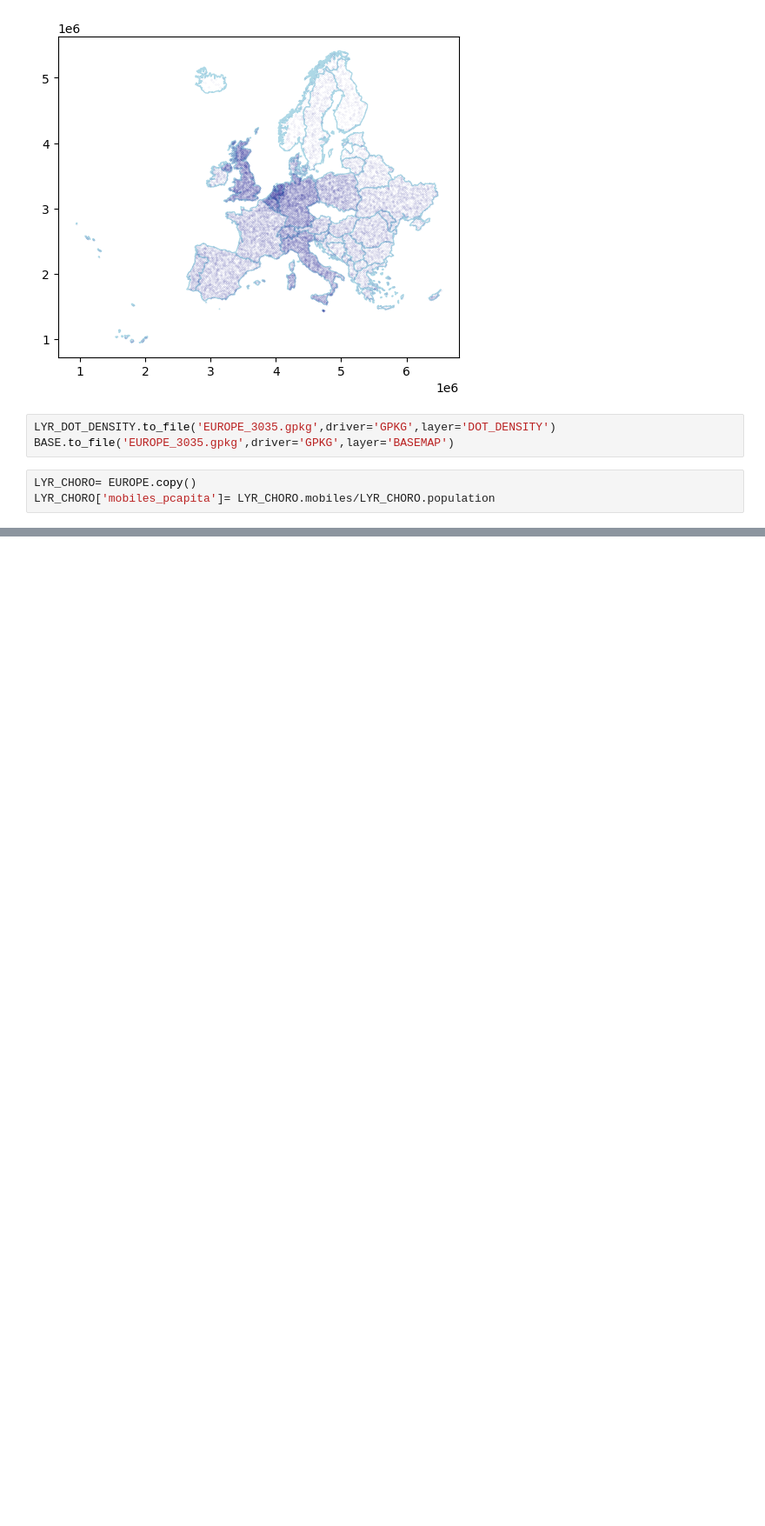
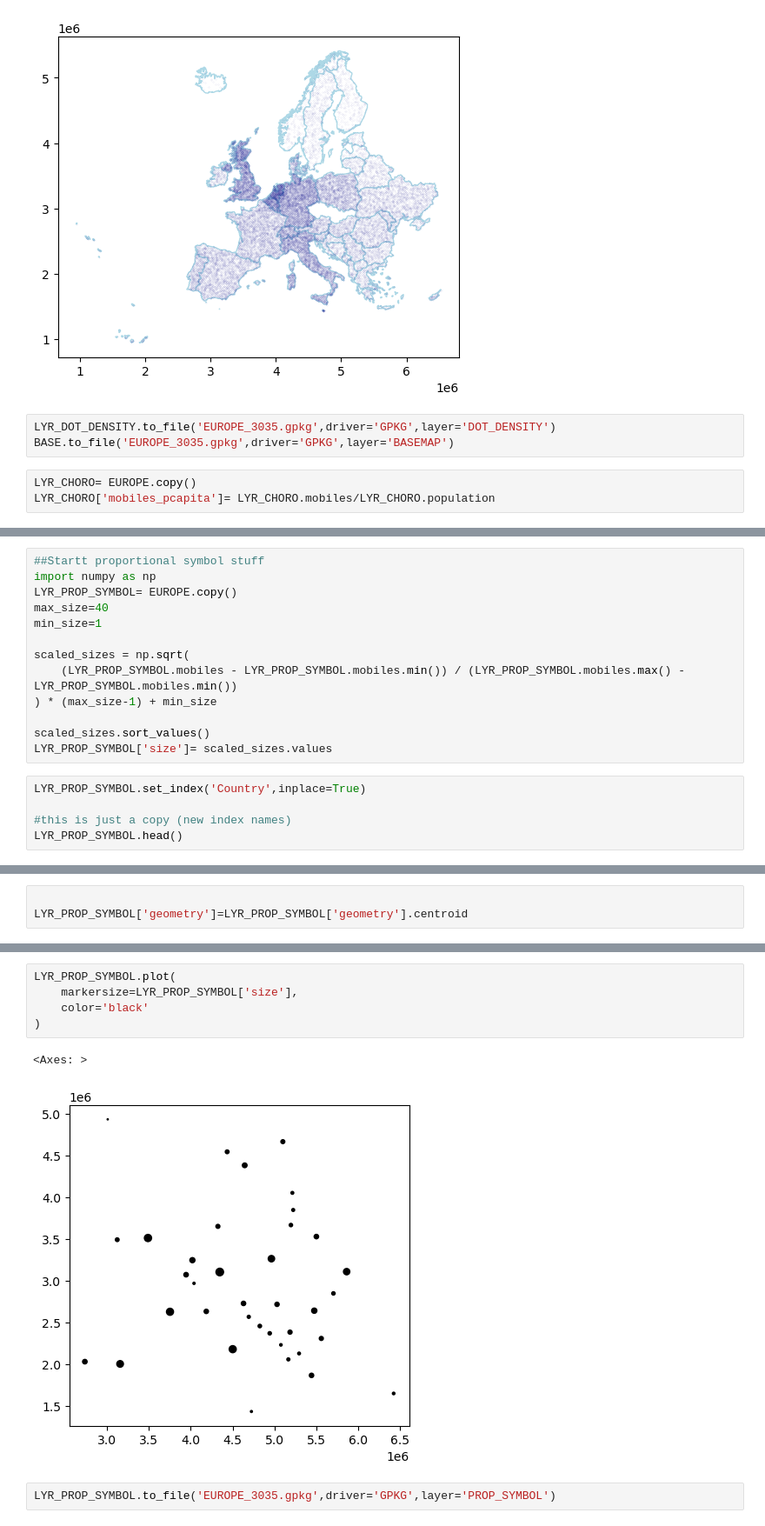
Before and after one commit to meade68/DACSS_603D_Week04_HW1, a Jupyter notebook: HOMEWORK1.ipynb, the cells around one changed output, grey strips where cells are left out. Shown at 87% size. Drawn from its saved outputs; the diff is of its cells as text; blank space fills up the shorter version.

Commit message:
layers done?

```diff
--- a/HOMEWORK1.ipynb
+++ b/HOMEWORK1.ipynb
@@ -71,0 +141,18 @@ Quantiles
+# %%
+##Startt proportional symbol stuff
+import numpy as np
+LYR_PROP_SYMBOL= EUROPE.copy()
+max_size=40
+min_size=1
+
+scaled_sizes = np.sqrt(
+    (LYR_PROP_SYMBOL.mobiles - LYR_PROP_SYMBOL.mobiles.min()) / (LYR_PROP_SYMBOL.mobiles.max() - LYR_PROP_SYMBOL.mobiles.min())
+) * (max_size-1) + min_size
+
+scaled_sizes.sort_values()
+LYR_PROP_SYMBOL['size']= scaled_sizes.values
+# %%
+LYR_PROP_SYMBOL.set_index('Country',inplace=True)
+
+#this is just a copy (new index names)
+LYR_PROP_SYMBOL.head()
@@ -71,0 +167,3 @@ Quantiles
+# %%
+
+LYR_PROP_SYMBOL['geometry']=LYR_PROP_SYMBOL['geometry'].centroid
@@ -71,0 +191,10 @@ Quantiles
+# %%
+LYR_PROP_SYMBOL.plot(
+    markersize=LYR_PROP_SYMBOL['size'],
+    color='black'
+)
+# %% [output]
+<Axes: >
+[figure, added]
+# %%
+LYR_PROP_SYMBOL.to_file('EUROPE_3035.gpkg',driver='GPKG',layer='PROP_SYMBOL')
```
Also changed, not shown: parts of 7 cells of this notebook, 3 other files.
